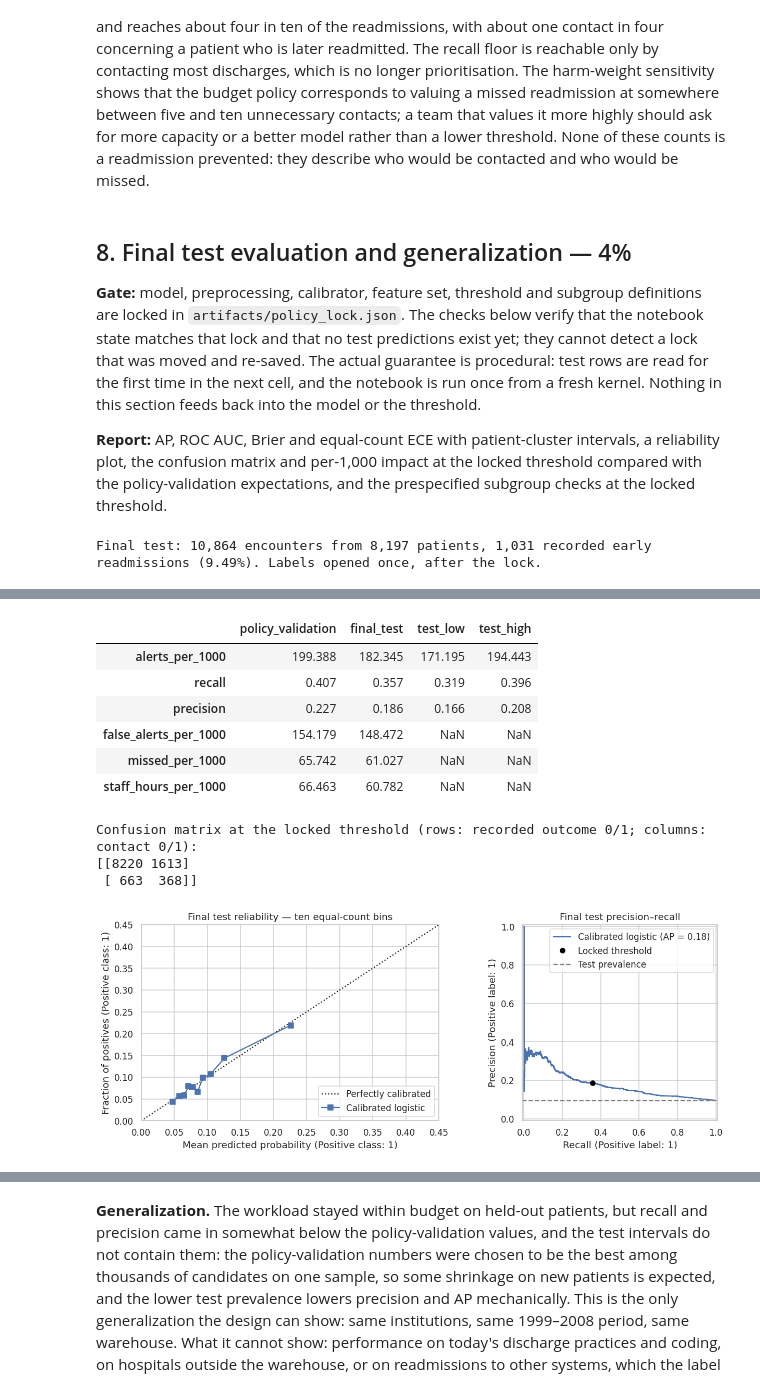
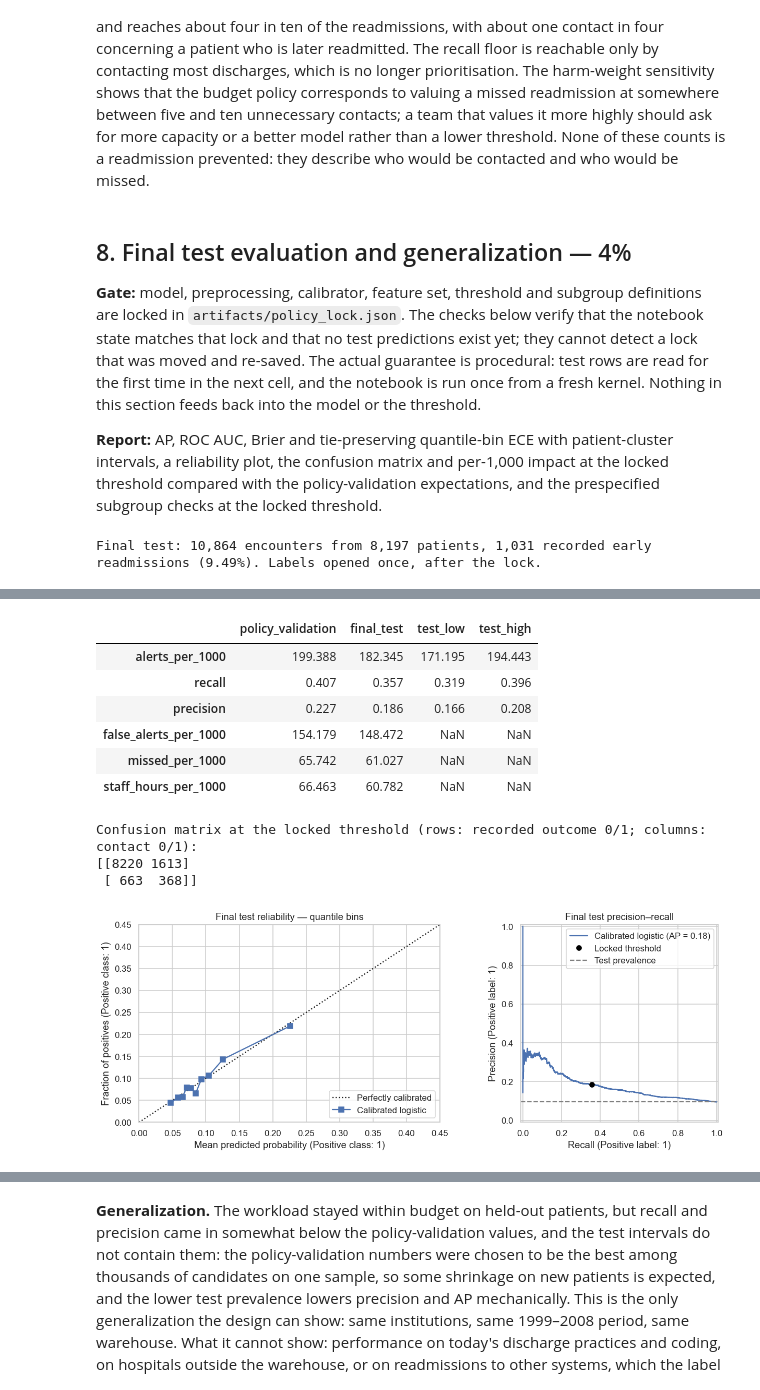
Before and after one commit to leaabj/healthcare_ai, a Jupyter notebook: Diabetes_Readmission_RAI_Skeleton.ipynb, the cells around one changed output, grey strips where cells are left out. Drawn from its saved outputs; the diff is of its cells as text; code cells hidden in the pictures.

```diff
--- a/Diabetes_Readmission_RAI_Skeleton.ipynb
+++ b/Diabetes_Readmission_RAI_Skeleton.ipynb
@@ -994,7 +994,7 @@ Locked threshold: 0.1165 (joint rule infeasible; primary budget 200/1,000 kept,
 
 **Gate:** model, preprocessing, calibrator, feature set, threshold and subgroup definitions are locked in `artifacts/policy_lock.json`. The checks below verify that the notebook state matches that lock and that no test predictions exist yet; they cannot detect a lock that was moved and re-saved. The actual guarantee is procedural: test rows are read for the first time in the next cell, and the notebook is run once from a fresh kernel. Nothing in this section feeds back into the model or the threshold.
 
-**Report:** AP, ROC AUC, Brier and equal-count ECE with patient-cluster intervals, a reliability plot, the confusion matrix and per-1,000 impact at the locked threshold compared with the policy-validation expectations, and the prespecified subgroup checks at the locked threshold.
+**Report:** AP, ROC AUC, Brier and tie-preserving quantile-bin ECE with patient-cluster intervals, a reliability plot, the confusion matrix and per-1,000 impact at the locked threshold compared with the policy-validation expectations, and the prespecified subgroup checks at the locked threshold.
 # %%
 policy_lock = json.loads((ARTIFACT_DIR / "policy_lock.json").read_text())
 assert np.isclose(policy_lock["threshold"], locked_threshold) and policy_lock["features"] == feature_columns
@@ -1024,35 +1024,35 @@ for metric in ["recall", "precision", "alerts_per_1000"]:
         test_frame, PATIENT_ID, N_BOOTSTRAP, RANDOM_STATE)
 display(comparison.round(3))
 comparison.to_csv(ARTIFACT_DIR / "test_policy_impact.csv")
 print("Confusion matrix at the locked threshold (rows: recorded outcome 0/1; columns: contact 0/1):")
 print(confusion_matrix(y_test, y_test_pred, labels=[0, 1]))
 
 fig, axes = plt.subplots(1, 2, figsize=(12, 4.5))
 CalibrationDisplay.from_predictions(y_test, p_test, n_bins=10, strategy="quantile", name="Calibrated logistic", ax=axes[0])
-axes[0].set(title="Final test reliability — ten equal-count bins", xlim=(0, 0.45), ylim=(0, 0.45))
+axes[0].set(title="Final test reliability — quantile bins", xlim=(0, 0.45), ylim=(0, 0.45))
 PrecisionRecallDisplay.from_predictions(y_test, p_test, name="Calibrated logistic", ax=axes[1])
 axes[1].plot(impact["recall"], impact["precision"], "o", color="black", label="Locked threshold")
 axes[1].axhline(y_test.mean(), color="gray", linestyle="--", label="Test prevalence")
 axes[1].set(title="Final test precision–recall")
 axes[1].legend()
 fig.tight_layout()
 fig.savefig(ARTIFACT_DIR / "test_reliability_pr.png", bbox_inches="tight")
 plt.show()
 # %% [output]
 Final test: 10,864 encounters from 8,197 patients, 1,031 recorded early readmissions (9.49%). Labels opened once, after the lock.
 |  | AP | AP_low | AP_high | ROC_AUC | ROC_low | ROC_high | brier | log_loss | ece_equal_count | ... |
 | final_test | 0.1795 | 0.1569 | 0.2035 | 0.6471 | 0.6272 | 0.6686 | 0.0834 | 0.3009 | 0.0071 | ... |
 |  | policy_validation | final_test | test_low | test_high |
 | alerts_per_1000 | 199.388 | 182.345 | 171.195 | 194.443 |
 | recall | 0.407 | 0.357 | 0.319 | 0.396 |
 | precision | 0.227 | 0.186 | 0.166 | 0.208 |
 | false_alerts_per_1000 | 154.179 | 148.472 | NaN | NaN |
 | missed_per_1000 | 65.742 | 61.027 | NaN | NaN |
 | staff_hours_per_1000 | 66.463 | 60.782 | NaN | NaN |
 Confusion matrix at the locked threshold (rows: recorded outcome 0/1; columns: contact 0/1):
 [[8220 1613]
  [ 663  368]]
-[figure, old version]
+[figure, new version]
 # %%
 test_audit = test_df[[PATIENT_ID, TARGET] + audit_columns].assign(score=p_test)
 test_subgroups = subgroup_policy_table(test_audit, audit_columns, "score", TARGET, PATIENT_ID, locked_threshold)
```
Also changed, not shown: parts of 4 cells of this notebook, 4 other files.
